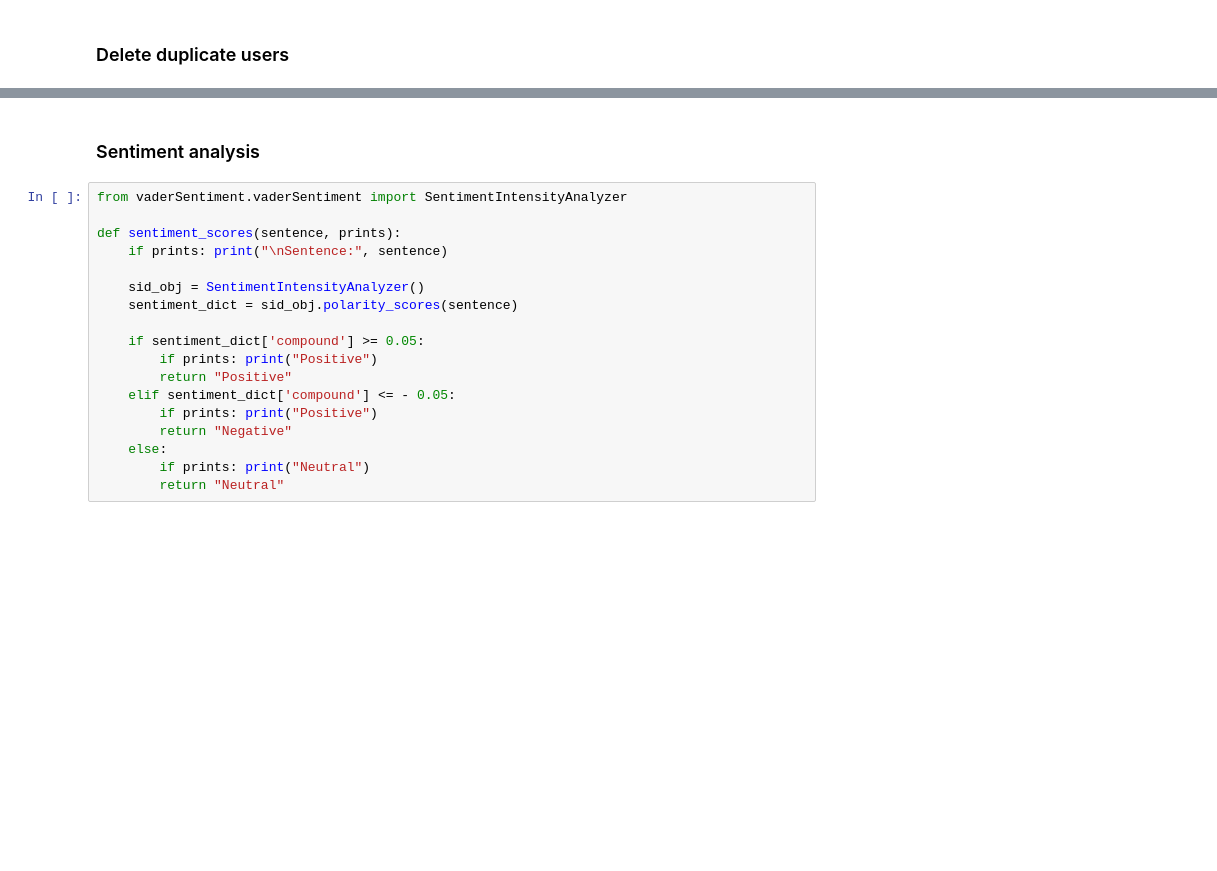
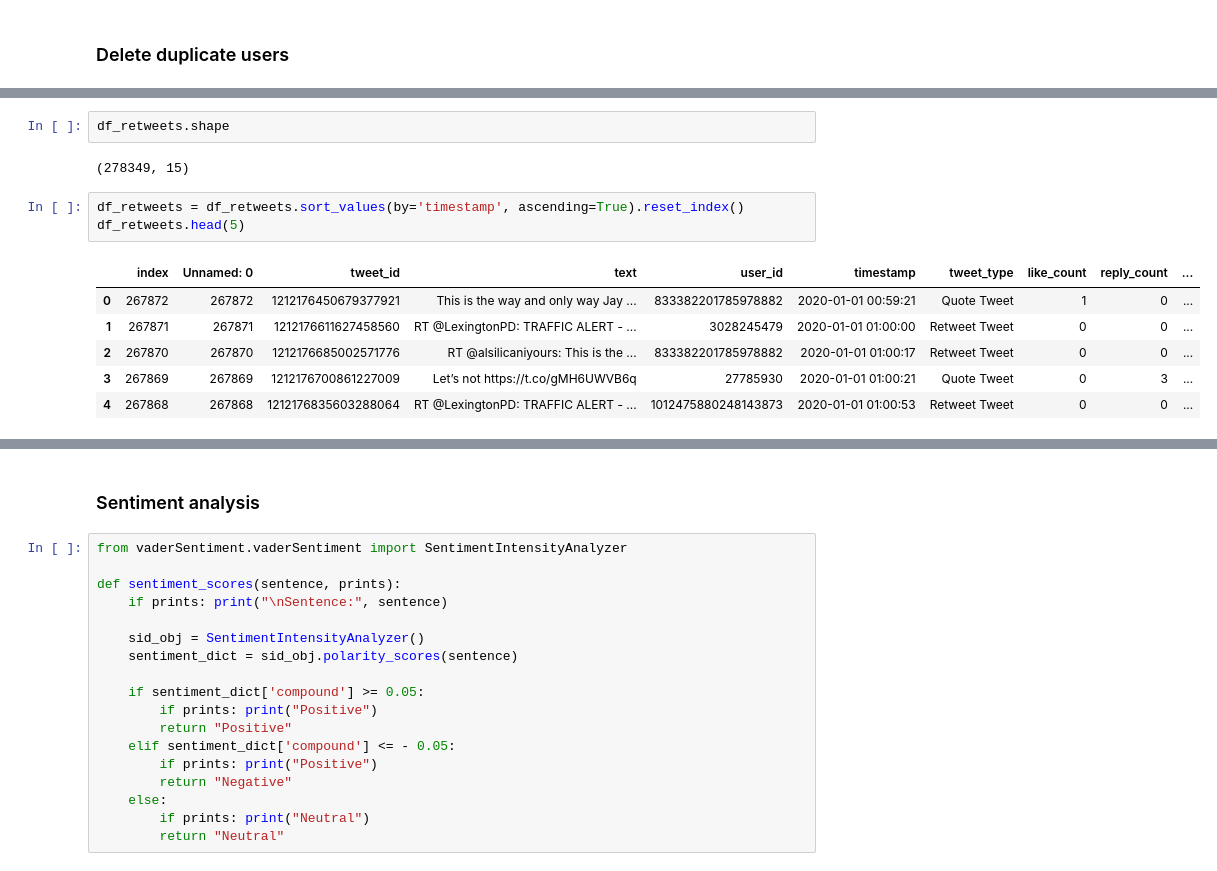
Before and after one commit to MiguelDordio/InformationFlow, a Jupyter notebook: Twitter/analysis/prepare_final_dataset.ipynb, the cells around one changed output, grey strips where cells are left out. Drawn from its saved outputs; the diff is of its cells as text; blank space fills up the shorter version.

```diff
--- a/Twitter/analysis/prepare_final_dataset.ipynb
+++ b/Twitter/analysis/prepare_final_dataset.ipynb
@@ -165,0 +142,14 @@ users_tweets_df.head(5)
+# %%
+df_retweets.shape
+# %% [output]
+(278349, 15)
+# %%
+df_retweets = df_retweets.sort_values(by='timestamp', ascending=True).reset_index()
+df_retweets.head(5)
+# %% [output]
+|  | index | Unnamed: 0 | tweet_id | text | user_id | timestamp | tweet_type | like_count | reply_count | ... |
+| 0 | 267872 | 267872 | 1212176450679377921 | This is the way and only way Jay ... | 833382201785978882 | 2020-01-01 00:59:21 | Quote Tweet | 1 | 0 | ... |
+| 1 | 267871 | 267871 | 1212176611627458560 | RT @LexingtonPD: TRAFFIC ALERT - ... | 3028245479 | 2020-01-01 01:00:00 | Retweet Tweet | 0 | 0 | ... |
+| 2 | 267870 | 267870 | 1212176685002571776 | RT @alsilicaniyours: This is the ... | 833382201785978882 | 2020-01-01 01:00:17 | Retweet Tweet | 0 | 0 | ... |
+| 3 | 267869 | 267869 | 1212176700861227009 | Let’s not https://t.co/gMH6UWVB6q | 27785930 | 2020-01-01 01:00:21 | Quote Tweet | 0 | 3 | ... |
+| 4 | 267868 | 267868 | 1212176835603288064 | RT @LexingtonPD: TRAFFIC ALERT - ... | 1012475880248143873 | 2020-01-01 01:00:53 | Retweet Tweet | 0 | 0 | ... |
```
Also changed, not shown: parts of 58 cells of this notebook, 1 other file.
